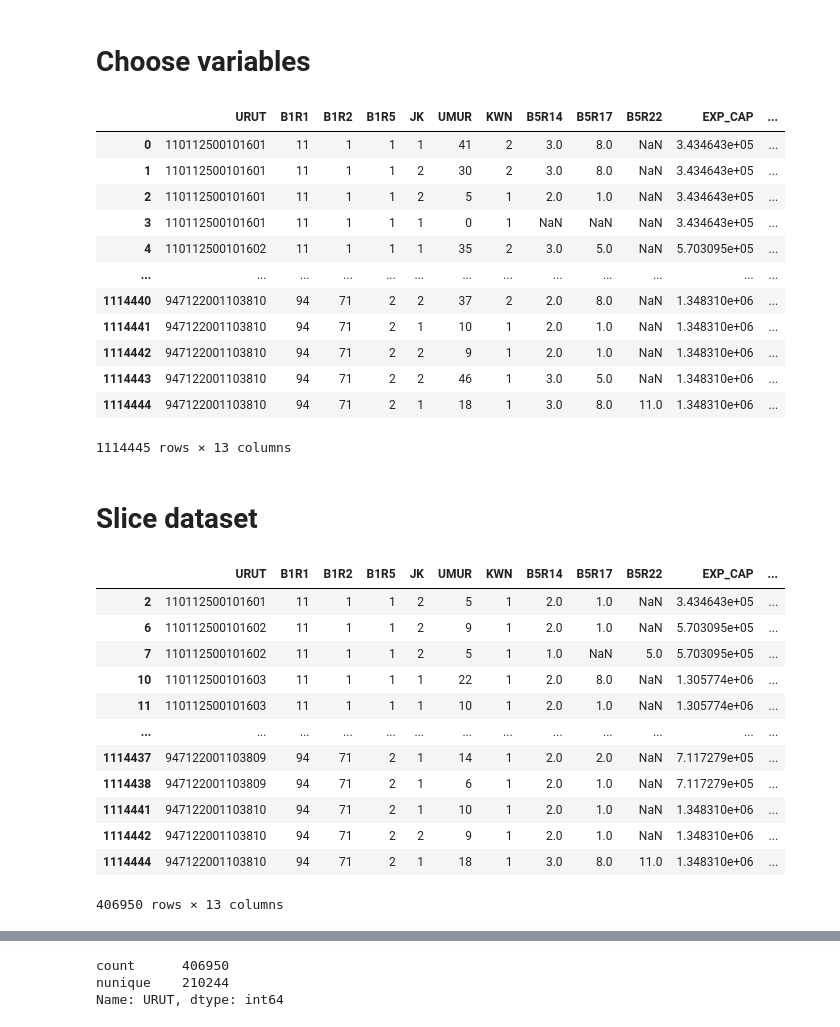
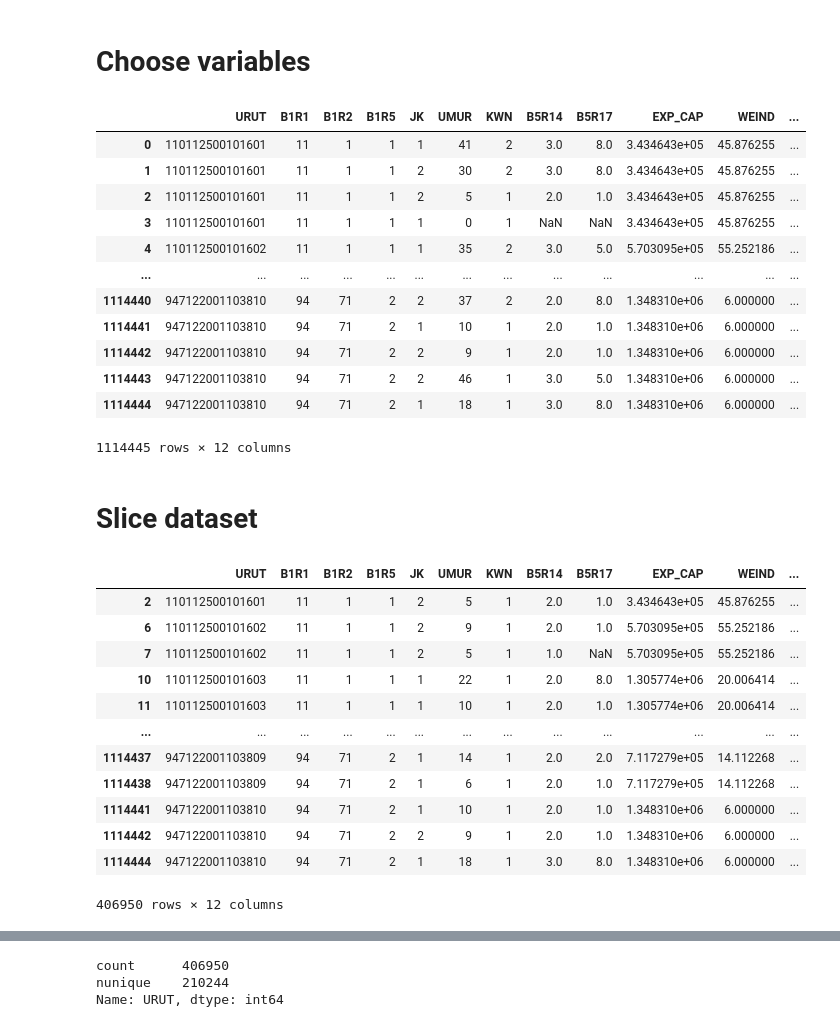
Before and after one commit to kartikarizqin/Project-Lab-Susenas, a Jupyter notebook: eda-2012.ipynb, the cells around one changed output, grey strips where cells are left out. Drawn from its saved outputs; the diff is of its cells as text; code cells hidden in the pictures.

```diff
--- a/eda-2012.ipynb
+++ b/eda-2012.ipynb
@@ -72,44 +72,44 @@ plot_describe
 # Choose variables
 # %%
 # Subsetting Dataset to Selected Variables
-df_raw = sus12_ki[['URUT','B1R1','B1R2','B1R5','JK','UMUR','KWN','B5R14','B5R17','B5R22','EXP_CAP','WEIND']]
+df_raw = sus12_ki[['URUT','B1R1','B1R2','B1R5','JK','UMUR','KWN','B5R14','B5R17','EXP_CAP','WEIND']]
 
 # Creating District Identifier
 df_raw=df_raw.assign(bps_2009=df_raw['B1R1']*100+df_raw['B1R2'])
 df_raw
 # %% [output]
-|  | URUT | B1R1 | B1R2 | B1R5 | JK | UMUR | KWN | B5R14 | B5R17 | B5R22 | EXP_CAP | ... |
-| 0 | 110112500101601 | 11 | 1 | 1 | 1 | 41 | 2 | 3.0 | 8.0 | NaN | 3.434643e+05 | ... |
-| 1 | 110112500101601 | 11 | 1 | 1 | 2 | 30 | 2 | 3.0 | 8.0 | NaN | 3.434643e+05 | ... |
-| 2 | 110112500101601 | 11 | 1 | 1 | 2 | 5 | 1 | 2.0 | 1.0 | NaN | 3.434643e+05 | ... |
-| 3 | 110112500101601 | 11 | 1 | 1 | 1 | 0 | 1 | NaN | NaN | NaN | 3.434643e+05 | ... |
-| 4 | 110112500101602 | 11 | 1 | 1 | 1 | 35 | 2 | 3.0 | 5.0 | NaN | 5.703095e+05 | ... |
+|  | URUT | B1R1 | B1R2 | B1R5 | JK | UMUR | KWN | B5R14 | B5R17 | EXP_CAP | WEIND | ... |
+| 0 | 110112500101601 | 11 | 1 | 1 | 1 | 41 | 2 | 3.0 | 8.0 | 3.434643e+05 | 45.876255 | ... |
+| 1 | 110112500101601 | 11 | 1 | 1 | 2 | 30 | 2 | 3.0 | 8.0 | 3.434643e+05 | 45.876255 | ... |
+| 2 | 110112500101601 | 11 | 1 | 1 | 2 | 5 | 1 | 2.0 | 1.0 | 3.434643e+05 | 45.876255 | ... |
+| 3 | 110112500101601 | 11 | 1 | 1 | 1 | 0 | 1 | NaN | NaN | 3.434643e+05 | 45.876255 | ... |
+| 4 | 110112500101602 | 11 | 1 | 1 | 1 | 35 | 2 | 3.0 | 5.0 | 5.703095e+05 | 55.252186 | ... |
 | ... | ... | ... | ... | ... | ... | ... | ... | ... | ... | ... | ... | ... |
-| 1114440 | 947122001103810 | 94 | 71 | 2 | 2 | 37 | 2 | 2.0 | 8.0 | NaN | 1.348310e+06 | ... |
-| 1114441 | 947122001103810 | 94 | 71 | 2 | 1 | 10 | 1 | 2.0 | 1.0 | NaN | 1.348310e+06 | ... |
-| 1114442 | 947122001103810 | 94 | 71 | 2 | 2 | 9 | 1 | 2.0 | 1.0 | NaN | 1.348310e+06 | ... |
-| 1114443 | 947122001103810 | 94 | 71 | 2 | 2 | 46 | 1 | 3.0 | 5.0 | NaN | 1.348310e+06 | ... |
-| 1114444 | 947122001103810 | 94 | 71 | 2 | 1 | 18 | 1 | 3.0 | 8.0 | 11.0 | 1.348310e+06 | ... |
+| 1114440 | 947122001103810 | 94 | 71 | 2 | 2 | 37 | 2 | 2.0 | 8.0 | 1.348310e+06 | 6.000000 | ... |
+| 1114441 | 947122001103810 | 94 | 71 | 2 | 1 | 10 | 1 | 2.0 | 1.0 | 1.348310e+06 | 6.000000 | ... |
+| 1114442 | 947122001103810 | 94 | 71 | 2 | 2 | 9 | 1 | 2.0 | 1.0 | 1.348310e+06 | 6.000000 | ... |
+| 1114443 | 947122001103810 | 94 | 71 | 2 | 2 | 46 | 1 | 3.0 | 5.0 | 1.348310e+06 | 6.000000 | ... |
+| 1114444 | 947122001103810 | 94 | 71 | 2 | 1 | 18 | 1 | 3.0 | 8.0 | 1.348310e+06 | 6.000000 | ... |
-1114445 rows × 13 columns
+1114445 rows × 12 columns
 # %% [markdown]
 # Slice dataset
 # %%
 df_age = df_raw.loc[(df_raw['UMUR']>=5) & (df_raw['UMUR']<=24)]
 df_age
 # %% [output]
-|  | URUT | B1R1 | B1R2 | B1R5 | JK | UMUR | KWN | B5R14 | B5R17 | B5R22 | EXP_CAP | ... |
-| 2 | 110112500101601 | 11 | 1 | 1 | 2 | 5 | 1 | 2.0 | 1.0 | NaN | 3.434643e+05 | ... |
-| 6 | 110112500101602 | 11 | 1 | 1 | 2 | 9 | 1 | 2.0 | 1.0 | NaN | 5.703095e+05 | ... |
-| 7 | 110112500101602 | 11 | 1 | 1 | 2 | 5 | 1 | 1.0 | NaN | 5.0 | 5.703095e+05 | ... |
-| 10 | 110112500101603 | 11 | 1 | 1 | 1 | 22 | 1 | 2.0 | 8.0 | NaN | 1.305774e+06 | ... |
-| 11 | 110112500101603 | 11 | 1 | 1 | 1 | 10 | 1 | 2.0 | 1.0 | NaN | 1.305774e+06 | ... |
+|  | URUT | B1R1 | B1R2 | B1R5 | JK | UMUR | KWN | B5R14 | B5R17 | EXP_CAP | WEIND | ... |
+| 2 | 110112500101601 | 11 | 1 | 1 | 2 | 5 | 1 | 2.0 | 1.0 | 3.434643e+05 | 45.876255 | ... |
+| 6 | 110112500101602 | 11 | 1 | 1 | 2 | 9 | 1 | 2.0 | 1.0 | 5.703095e+05 | 55.252186 | ... |
+| 7 | 110112500101602 | 11 | 1 | 1 | 2 | 5 | 1 | 1.0 | NaN | 5.703095e+05 | 55.252186 | ... |
+| 10 | 110112500101603 | 11 | 1 | 1 | 1 | 22 | 1 | 2.0 | 8.0 | 1.305774e+06 | 20.006414 | ... |
+| 11 | 110112500101603 | 11 | 1 | 1 | 1 | 10 | 1 | 2.0 | 1.0 | 1.305774e+06 | 20.006414 | ... |
 | ... | ... | ... | ... | ... | ... | ... | ... | ... | ... | ... | ... | ... |
-| 1114437 | 947122001103809 | 94 | 71 | 2 | 1 | 14 | 1 | 2.0 | 2.0 | NaN | 7.117279e+05 | ... |
-| 1114438 | 947122001103809 | 94 | 71 | 2 | 1 | 6 | 1 | 2.0 | 1.0 | NaN | 7.117279e+05 | ... |
-| 1114441 | 947122001103810 | 94 | 71 | 2 | 1 | 10 | 1 | 2.0 | 1.0 | NaN | 1.348310e+06 | ... |
-| 1114442 | 947122001103810 | 94 | 71 | 2 | 2 | 9 | 1 | 2.0 | 1.0 | NaN | 1.348310e+06 | ... |
-| 1114444 | 947122001103810 | 94 | 71 | 2 | 1 | 18 | 1 | 3.0 | 8.0 | 11.0 | 1.348310e+06 | ... |
+| 1114437 | 947122001103809 | 94 | 71 | 2 | 1 | 14 | 1 | 2.0 | 2.0 | 7.117279e+05 | 14.112268 | ... |
+| 1114438 | 947122001103809 | 94 | 71 | 2 | 1 | 6 | 1 | 2.0 | 1.0 | 7.117279e+05 | 14.112268 | ... |
+| 1114441 | 947122001103810 | 94 | 71 | 2 | 1 | 10 | 1 | 2.0 | 1.0 | 1.348310e+06 | 6.000000 | ... |
+| 1114442 | 947122001103810 | 94 | 71 | 2 | 2 | 9 | 1 | 2.0 | 1.0 | 1.348310e+06 | 6.000000 | ... |
+| 1114444 | 947122001103810 | 94 | 71 | 2 | 1 | 18 | 1 | 3.0 | 8.0 | 1.348310e+06 | 6.000000 | ... |
-406950 rows × 13 columns
+406950 rows × 12 columns
 # %%
 df_school = df_age.loc[(df_age['B5R14']>=1) | (df_age['B5R14']<=3)]
 df_school
```
Also changed, not shown: parts of 14 cells of this notebook.
